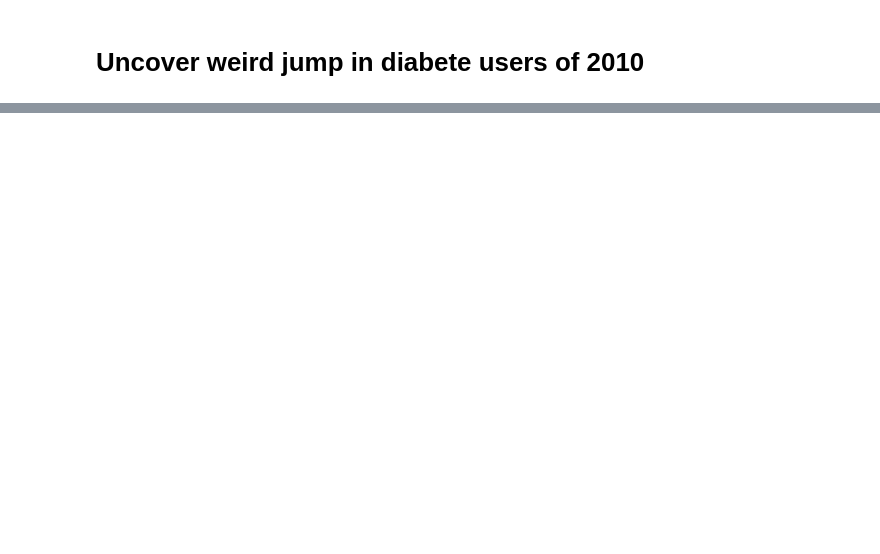
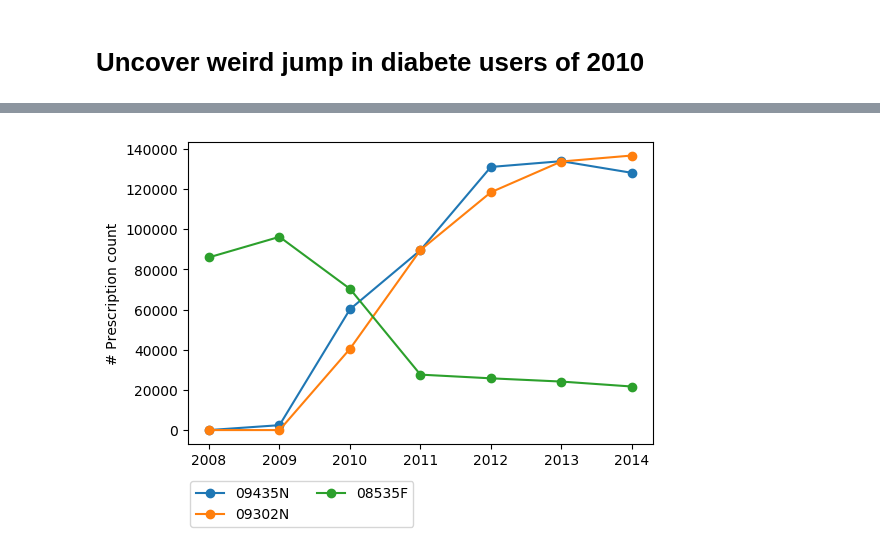
Before and after one commit to samuelefiorini/tangle, a Jupyter notebook: notebooks/uncovering_diabete_2010.ipynb, the cells around one changed output, grey strips where cells are left out. Cells and saved outputs as stored; diff of their text form; code cells hidden in the pictures; blank space fills up the shorter version.

```diff
--- a/notebooks/uncovering_diabete_2010.ipynb
+++ b/notebooks/uncovering_diabete_2010.ipynb
@@ -30,0 +235,6 @@ IOError: File /home/samu/miniconda2/lib/python2.7/site-packages/mbspbs10pc/data/
+# %%
+drugs = {'09435N': [], '09302N': [], '08535F': [], '03439B': [], '02430X': []}
+for pbs in tqdm(sorted(pbs_files_fullpath)):
+    _pbs = pd.read_csv(pbs, header=0, usecols=['PTNT_ID', 'ITM_CD'])
+    for k in drugs.keys():
+        drugs[k].append(len(_pbs.loc[_pbs['ITM_CD'] == k]))
@@ -30,0 +251,10 @@ IOError: File /home/samu/miniconda2/lib/python2.7/site-packages/mbspbs10pc/data/
+# %%
+plt.figure(dpi=100)
+# for k in drugs.keys():
+for k in ['09435N', '09302N', '08535F']:
+    plt.plot(np.arange(2008, 2015), drugs[k], '-o', label=k)
+plt.ylabel('# Prescription count')
+plt.legend(loc=0, bbox_to_anchor=(0.5, -0.1), ncol=2)
+plt.savefig('../tmp/drugs_trend_all.png');
+# %% [output]
+[figure, added]
```
Also changed, not shown: parts of 25 cells of this notebook.
